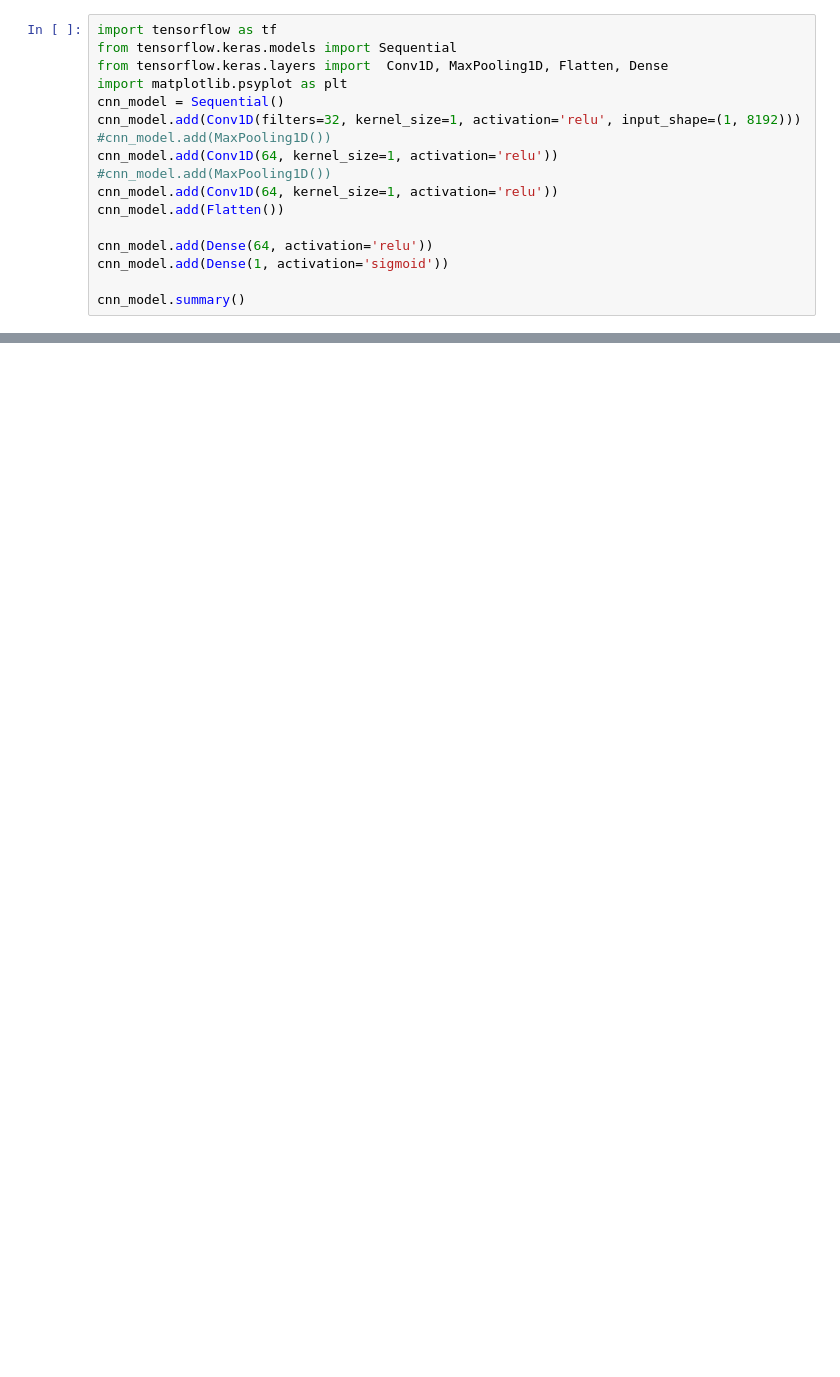
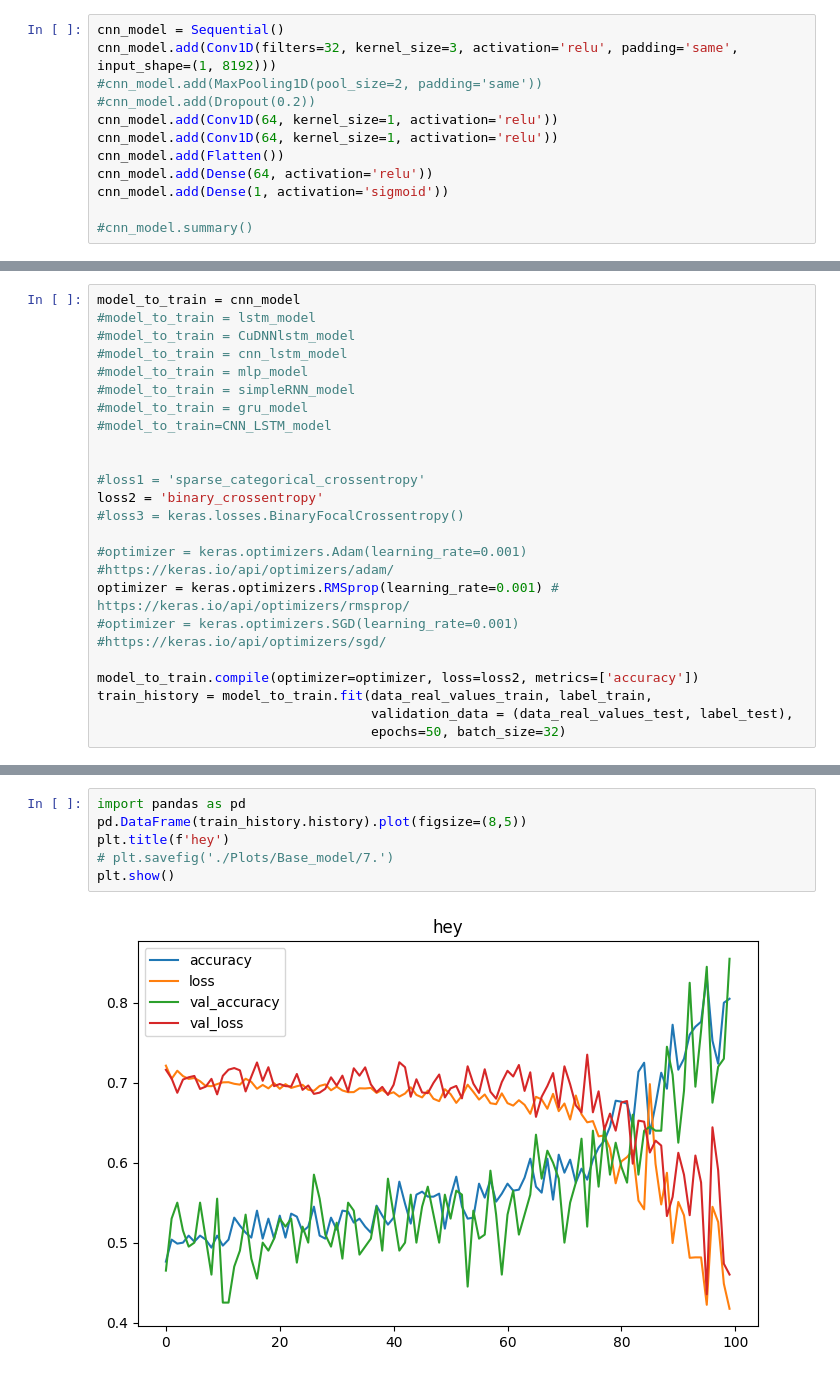
Before and after one commit to Yaw5/work, a Jupyter notebook: 1.ipynb, the cells around one changed output, grey strips where cells are left out. Saved outputs shown, nothing was run; the diff lists cells and outputs as text; blank space fills up the shorter version.

```diff
--- a/1.ipynb
+++ b/1.ipynb
@@ -42,17 +549,12 @@ NameError: name 'data' is not defined
 # %%
-import tensorflow as tf
-from tensorflow.keras.models import Sequential
-from tensorflow.keras.layers import  Conv1D, MaxPooling1D, Flatten, Dense
-import matplotlib.psyplot as plt
 cnn_model = Sequential()
-cnn_model.add(Conv1D(filters=32, kernel_size=1, activation='relu', input_shape=(1, 8192)))
-#cnn_model.add(MaxPooling1D())
+cnn_model.add(Conv1D(filters=32, kernel_size=3, activation='relu', padding='same', input_shape=(1, 8192)))
+#cnn_model.add(MaxPooling1D(pool_size=2, padding='same'))
+#cnn_model.add(Dropout(0.2))
 cnn_model.add(Conv1D(64, kernel_size=1, activation='relu'))
-#cnn_model.add(MaxPooling1D())
 cnn_model.add(Conv1D(64, kernel_size=1, activation='relu'))
 cnn_model.add(Flatten())
-
 cnn_model.add(Dense(64, activation='relu'))
 cnn_model.add(Dense(1, activation='sigmoid'))
 
-cnn_model.summary()
+#cnn_model.summary()
@@ -60,0 +644,23 @@ ModuleNotFoundError: No module named 'tensorflow.python'
+# %%
+model_to_train = cnn_model
+#model_to_train = lstm_model
+#model_to_train = CuDNNlstm_model
+#model_to_train = cnn_lstm_model
+#model_to_train = mlp_model
+#model_to_train = simpleRNN_model
+#model_to_train = gru_model
+#model_to_train=CNN_LSTM_model
+
+
+#loss1 = 'sparse_categorical_crossentropy'
+loss2 = 'binary_crossentropy'
+#loss3 = keras.losses.BinaryFocalCrossentropy()
+
+#optimizer = keras.optimizers.Adam(learning_rate=0.001) #https://keras.io/api/optimizers/adam/
+optimizer = keras.optimizers.RMSprop(learning_rate=0.001) # https://keras.io/api/optimizers/rmsprop/
+#optimizer = keras.optimizers.SGD(learning_rate=0.001) #https://keras.io/api/optimizers/sgd/
+
+model_to_train.compile(optimizer=optimizer, loss=loss2, metrics=['accuracy'])
+train_history = model_to_train.fit(data_real_values_train, label_train,
+                                   validation_data = (data_real_values_test, label_test),
+                                   epochs=50, batch_size=32)
@@ -60,0 +927,8 @@ ModuleNotFoundError: No module named 'tensorflow.python'
+# %%
+import pandas as pd
+pd.DataFrame(train_history.history).plot(figsize=(8,5))
+plt.title(f'hey')
+# plt.savefig('./Plots/Base_model/7.')
+plt.show()
+# %% [output]
+[figure, added]
```
Also changed, not shown: parts of 40 cells of this notebook, 14 other files.
